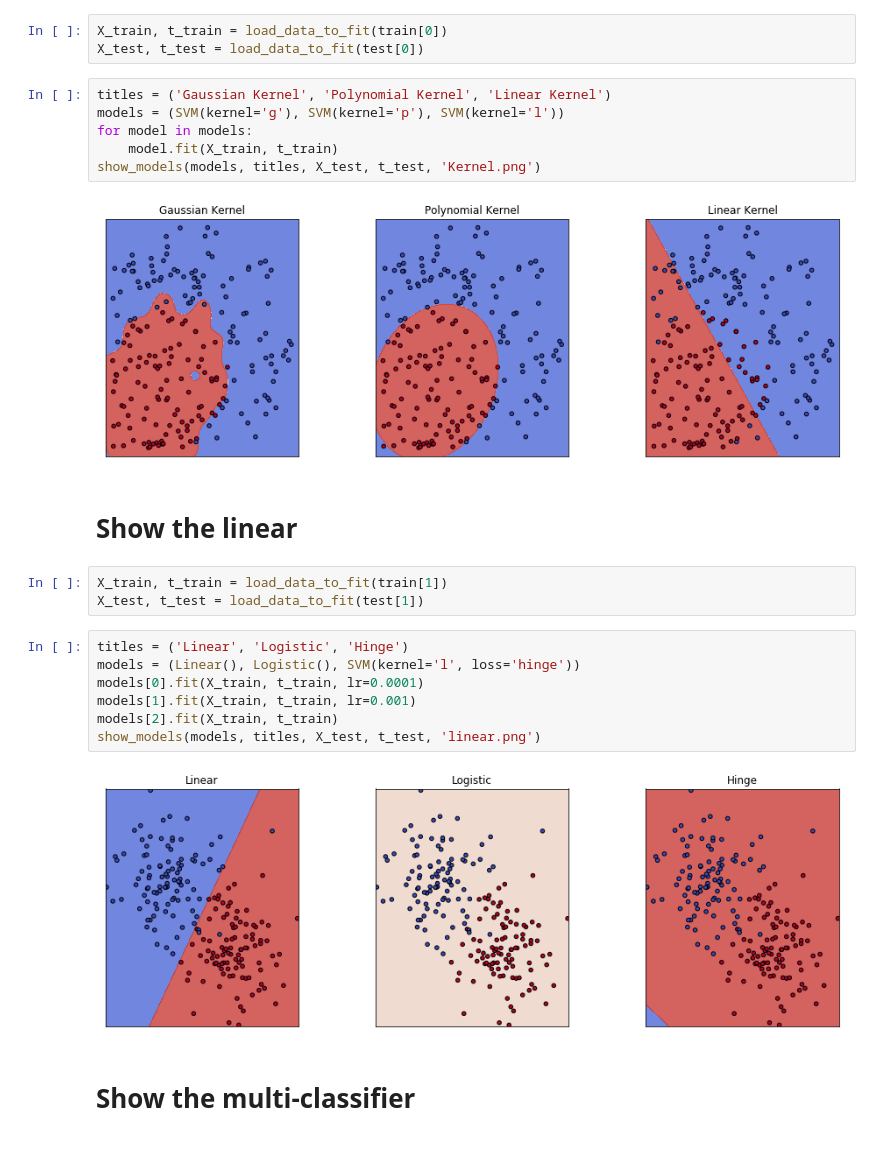
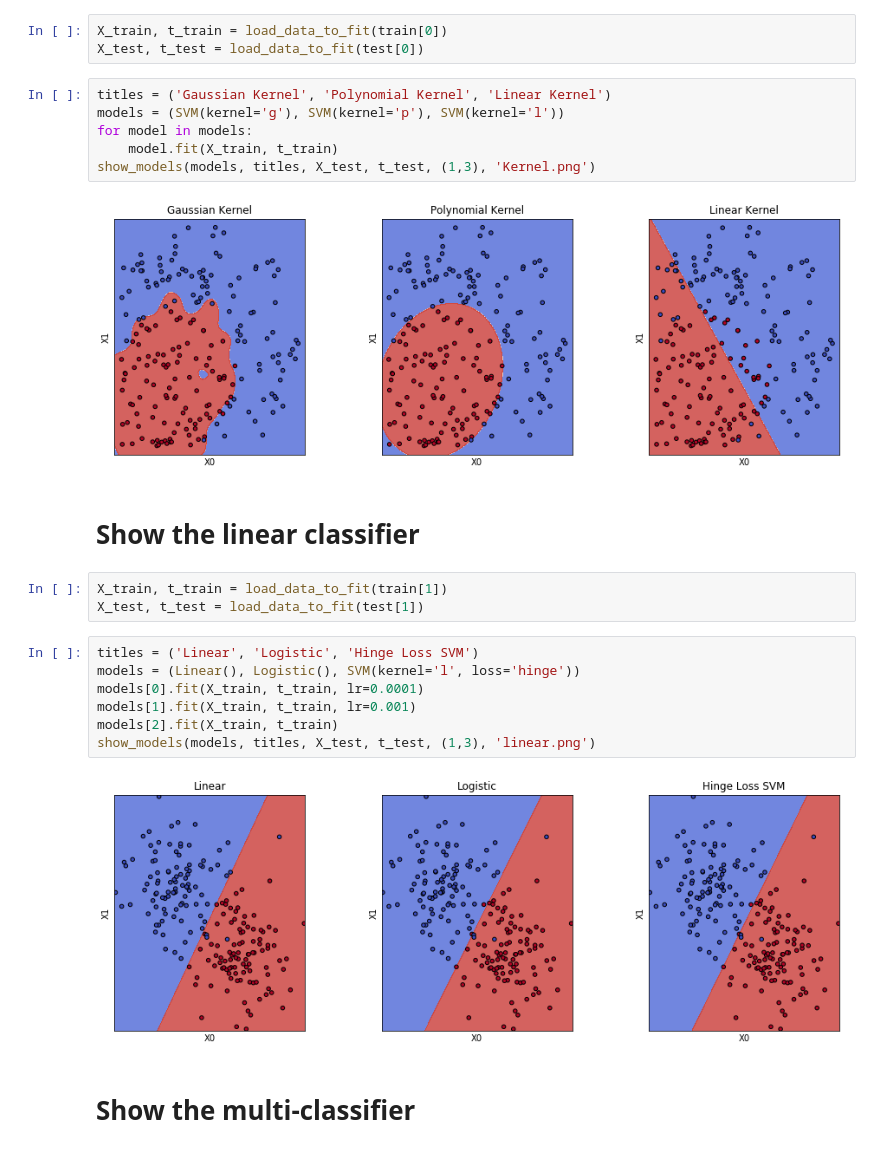
Before and after one commit to Haicang/PRML, a Jupyter notebook: ass2_svm/show_model.ipynb, the cells around one changed output. Cells and saved outputs as stored; diff of their text form.

Commit message:
all, including visualization

```diff
--- a/ass2_svm/show_model.ipynb
+++ b/ass2_svm/show_model.ipynb
@@ -16,23 +16,23 @@ titles = ('Gaussian Kernel', 'Polynomial Kernel', 'Linear Kernel')
 models = (SVM(kernel='g'), SVM(kernel='p'), SVM(kernel='l'))
 for model in models:
     model.fit(X_train, t_train)
-show_models(models, titles, X_test, t_test, 'Kernel.png')
+show_models(models, titles, X_test, t_test, (1,3), 'Kernel.png')
 # %% [output]
-[figure, old version]
+[figure, new version]
 # %% [markdown]
-# Show the linear
+# Show the linear classifier
 # %%
 X_train, t_train = load_data_to_fit(train[1])
 X_test, t_test = load_data_to_fit(test[1])
 # %%
-titles = ('Linear', 'Logistic', 'Hinge')
+titles = ('Linear', 'Logistic', 'Hinge Loss SVM')
 models = (Linear(), Logistic(), SVM(kernel='l', loss='hinge'))
 models[0].fit(X_train, t_train, lr=0.0001)
 models[1].fit(X_train, t_train, lr=0.001)
 models[2].fit(X_train, t_train)
-show_models(models, titles, X_test, t_test, 'linear.png')
+show_models(models, titles, X_test, t_test, (1,3), 'linear.png')
 # %% [output]
-[figure, old version]
+[figure, new version]
 # %% [markdown]
 # Show the multi-classifier
 # %%
```
Also changed, not shown: parts of 1 cell of this notebook, 4 other files.
